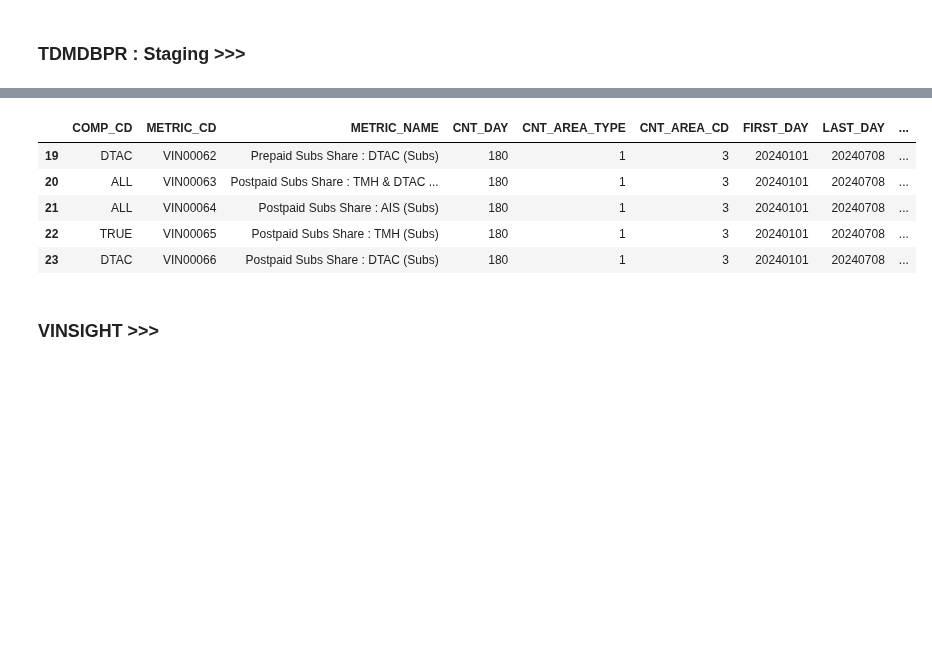
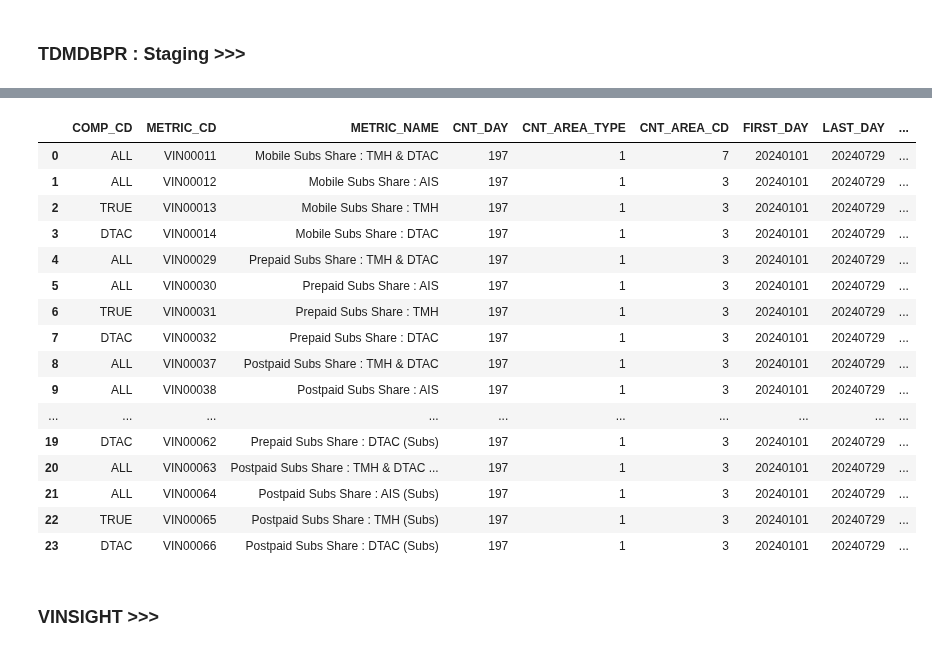
Before and after one commit to ruzlim/Jupyter, a Jupyter notebook: ETL/Monitoring/MKS Mobile.ipynb, the cells around one changed output, grey strips where cells are left out. Drawn from its saved outputs; the diff is of its cells as text; code cells hidden in the pictures; blank space fills up the shorter version.

```diff
--- a/ETL/Monitoring/MKS Mobile.ipynb
+++ b/ETL/Monitoring/MKS Mobile.ipynb
@@ -145,14 +156,25 @@ Done !!!
 
 TDMDBPR : Disconnected
 # %%
-stg_df.tail()
+stg_df#.tail()
 # %% [output]
 |  | COMP_CD | METRIC_CD | METRIC_NAME | CNT_DAY | CNT_AREA_TYPE | CNT_AREA_CD | FIRST_DAY | LAST_DAY | ... |
-| 19 | DTAC | VIN00062 | Prepaid Subs Share : DTAC (Subs) | 180 | 1 | 3 | 20240101 | 20240708 | ... |
-| 20 | ALL | VIN00063 | Postpaid Subs Share : TMH & DTAC ... | 180 | 1 | 3 | 20240101 | 20240708 | ... |
-| 21 | ALL | VIN00064 | Postpaid Subs Share : AIS (Subs) | 180 | 1 | 3 | 20240101 | 20240708 | ... |
-| 22 | TRUE | VIN00065 | Postpaid Subs Share : TMH (Subs) | 180 | 1 | 3 | 20240101 | 20240708 | ... |
-| 23 | DTAC | VIN00066 | Postpaid Subs Share : DTAC (Subs) | 180 | 1 | 3 | 20240101 | 20240708 | ... |
+| 0 | ALL | VIN00011 | Mobile Subs Share : TMH & DTAC | 197 | 1 | 7 | 20240101 | 20240729 | ... |
+| 1 | ALL | VIN00012 | Mobile Subs Share : AIS | 197 | 1 | 3 | 20240101 | 20240729 | ... |
+| 2 | TRUE | VIN00013 | Mobile Subs Share : TMH | 197 | 1 | 3 | 20240101 | 20240729 | ... |
+| 3 | DTAC | VIN00014 | Mobile Subs Share : DTAC | 197 | 1 | 3 | 20240101 | 20240729 | ... |
+| 4 | ALL | VIN00029 | Prepaid Subs Share : TMH & DTAC | 197 | 1 | 3 | 20240101 | 20240729 | ... |
+| 5 | ALL | VIN00030 | Prepaid Subs Share : AIS | 197 | 1 | 3 | 20240101 | 20240729 | ... |
+| 6 | TRUE | VIN00031 | Prepaid Subs Share : TMH | 197 | 1 | 3 | 20240101 | 20240729 | ... |
+| 7 | DTAC | VIN00032 | Prepaid Subs Share : DTAC | 197 | 1 | 3 | 20240101 | 20240729 | ... |
+| 8 | ALL | VIN00037 | Postpaid Subs Share : TMH & DTAC | 197 | 1 | 3 | 20240101 | 20240729 | ... |
+| 9 | ALL | VIN00038 | Postpaid Subs Share : AIS | 197 | 1 | 3 | 20240101 | 20240729 | ... |
+| ... | ... | ... | ... | ... | ... | ... | ... | ... | ... |
+| 19 | DTAC | VIN00062 | Prepaid Subs Share : DTAC (Subs) | 197 | 1 | 3 | 20240101 | 20240729 | ... |
+| 20 | ALL | VIN00063 | Postpaid Subs Share : TMH & DTAC ... | 197 | 1 | 3 | 20240101 | 20240729 | ... |
+| 21 | ALL | VIN00064 | Postpaid Subs Share : AIS (Subs) | 197 | 1 | 3 | 20240101 | 20240729 | ... |
+| 22 | TRUE | VIN00065 | Postpaid Subs Share : TMH (Subs) | 197 | 1 | 3 | 20240101 | 20240729 | ... |
+| 23 | DTAC | VIN00066 | Postpaid Subs Share : DTAC (Subs) | 197 | 1 | 3 | 20240101 | 20240729 | ... |
 # %% [markdown]
 ### VINSIGHT >>>
 # %%
```
Also changed, not shown: parts of 5 cells of this notebook, 1 other file.
